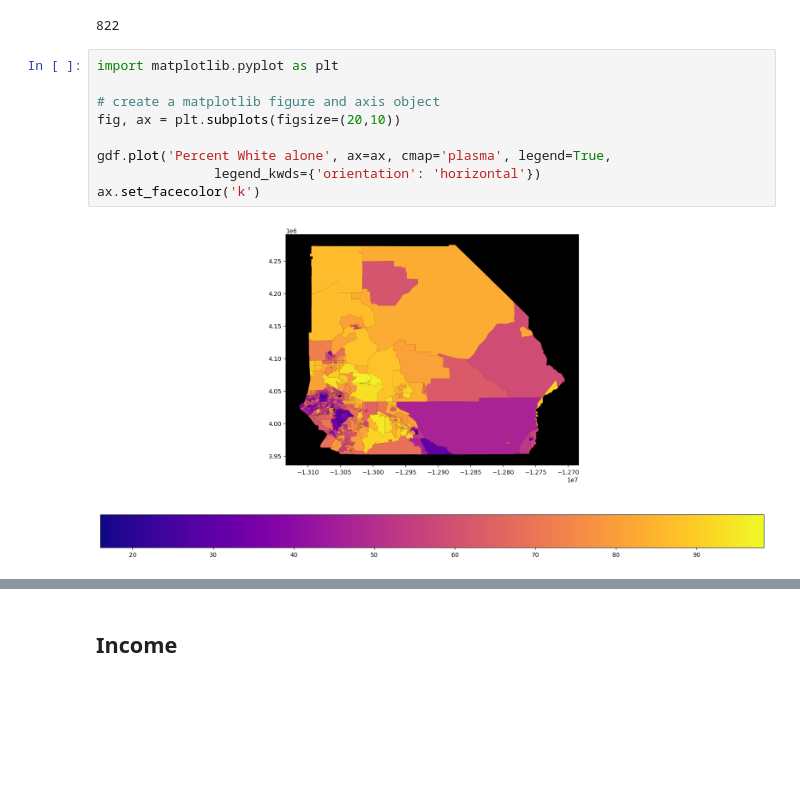
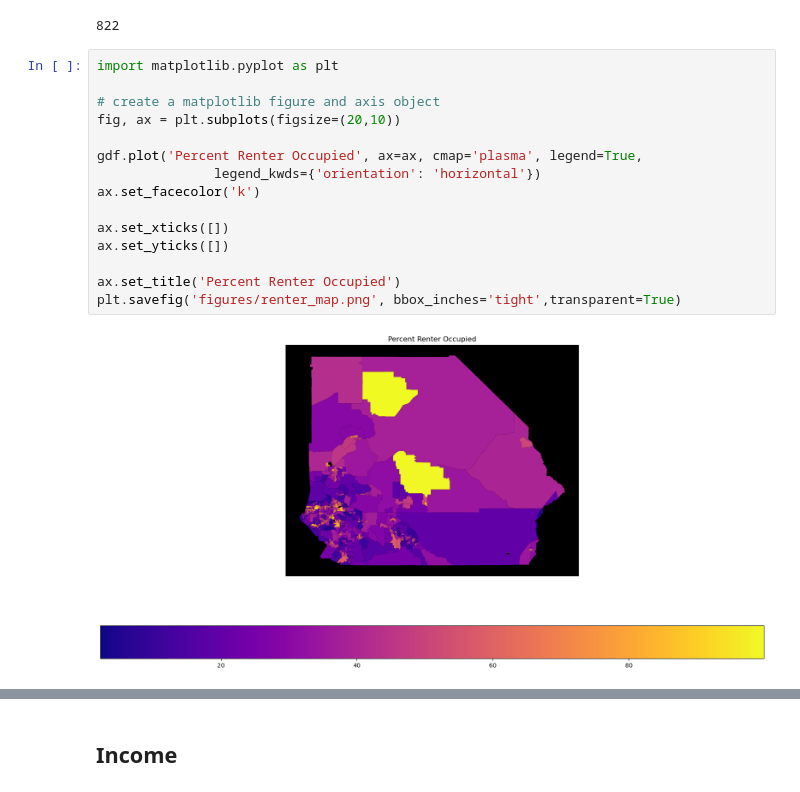
Before and after one commit to monishareginald/uds-warehouse-project, a Jupyter notebook: Census-2019.ipynb, the cells around one changed output, grey strips where cells are left out. Cells and saved outputs as stored; diff of their text form; blank space fills up the shorter version.

Commit message:
census figures

```diff
--- a/Census-2019.ipynb
+++ b/Census-2019.ipynb
@@ -82,11 +82,17 @@ len(gdf)
 # %%
 import matplotlib.pyplot as plt
 
 # create a matplotlib figure and axis object
 fig, ax = plt.subplots(figsize=(20,10))
 
-gdf.plot('Percent White alone', ax=ax, cmap='plasma', legend=True,
+gdf.plot('Percent Renter Occupied', ax=ax, cmap='plasma', legend=True,
                legend_kwds={'orientation': 'horizontal'})
 ax.set_facecolor('k')
+
+ax.set_xticks([])
+ax.set_yticks([])
+
+ax.set_title('Percent Renter Occupied')
+plt.savefig('figures/renter_map.png', bbox_inches='tight',transparent=True)
 # %% [output]
-[figure, old version]
+[figure, new version]
```
Also changed, not shown: parts of 3 cells of this notebook, 4 other files.
